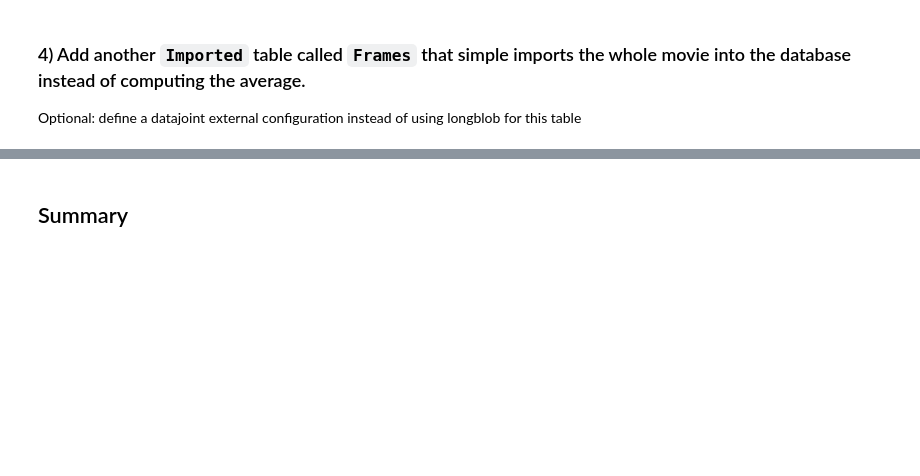
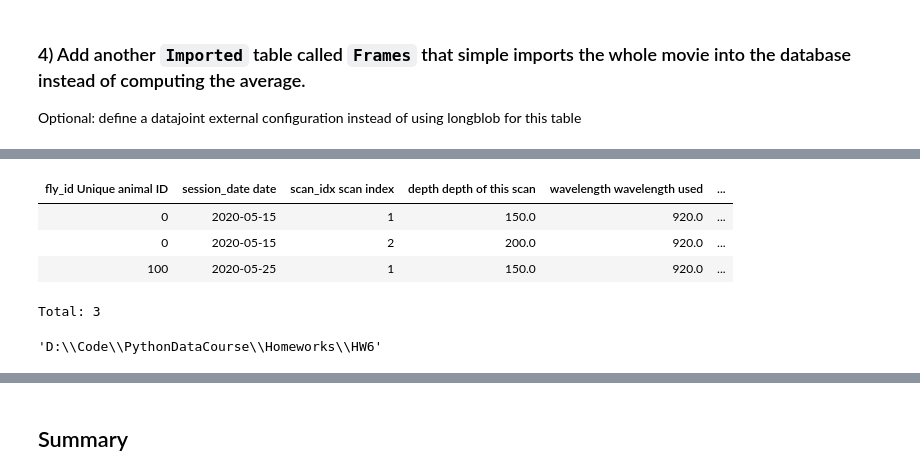
Before and after one commit to jjbussell/PythonDataCourse, a Jupyter notebook: Homeworks/HW6/Part1_Imported_Tables.ipynb, the cells around one changed output, grey strips where cells are left out. Cells and saved outputs as stored; diff of their text form; code cells hidden in the pictures; blank space fills up the shorter version.

```diff
--- a/Homeworks/HW6/Part1_Imported_Tables.ipynb
+++ b/Homeworks/HW6/Part1_Imported_Tables.ipynb
@@ -299,0 +401,8 @@ Optional: define a datajoint external configuration instead of using longblob fo
+# %%
+Scan()
+# %% [output]
+| fly_id Unique animal ID | session_date date | scan_idx scan index | depth depth of this scan | wavelength wavelength used | ... |
+| 0 | 2020-05-15 | 1 | 150.0 | 920.0 | ... |
+| 0 | 2020-05-15 | 2 | 200.0 | 920.0 | ... |
+| 100 | 2020-05-25 | 1 | 150.0 | 920.0 | ... |
+Total: 3
@@ -299,0 +423,4 @@ Optional: define a datajoint external configuration instead of using longblob fo
+# %%
+folder
+# %% [output]
+'D:\\Code\\PythonDataCourse\\Homeworks\\HW6'
```
Also changed, not shown: parts of 32 cells of this notebook, 1 other file.
